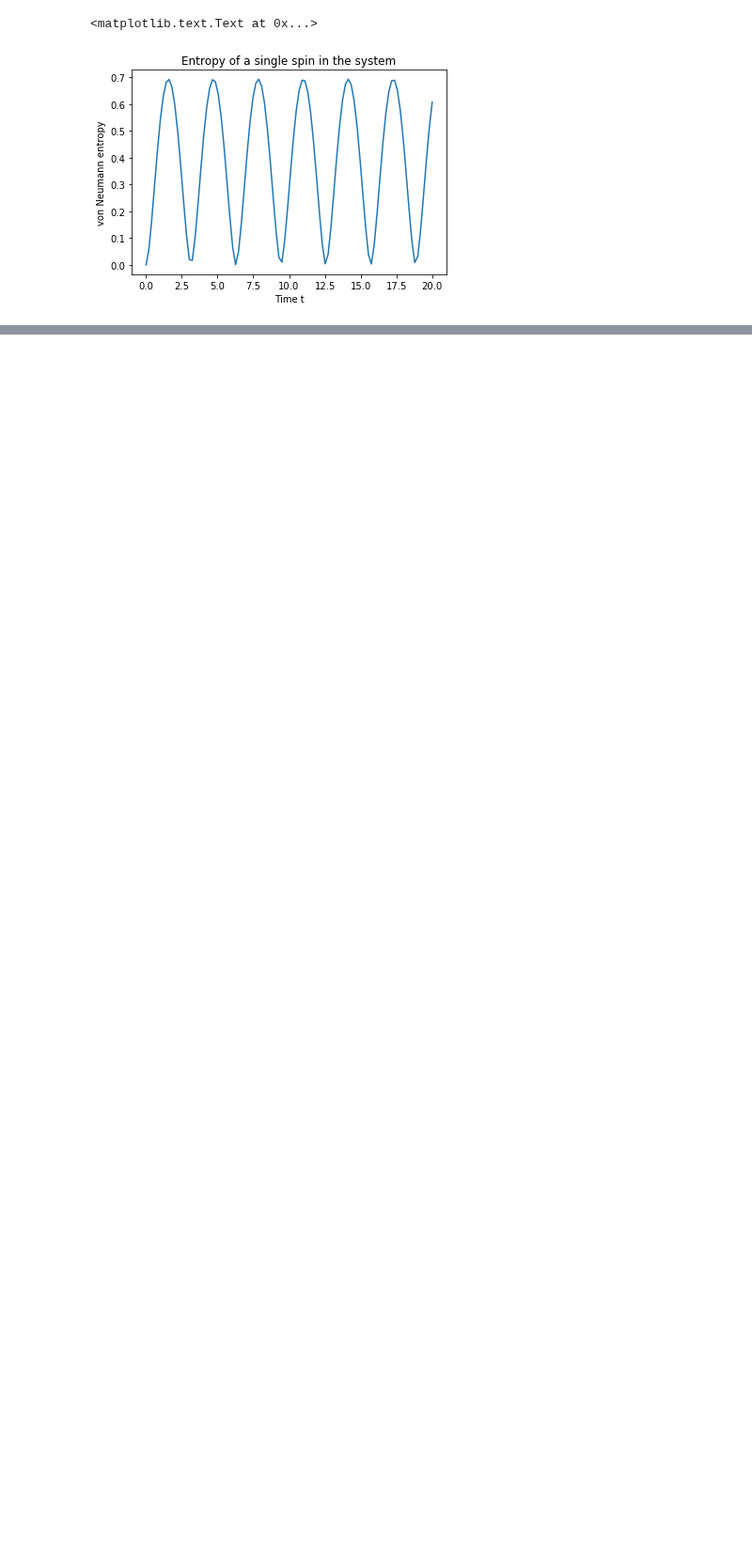
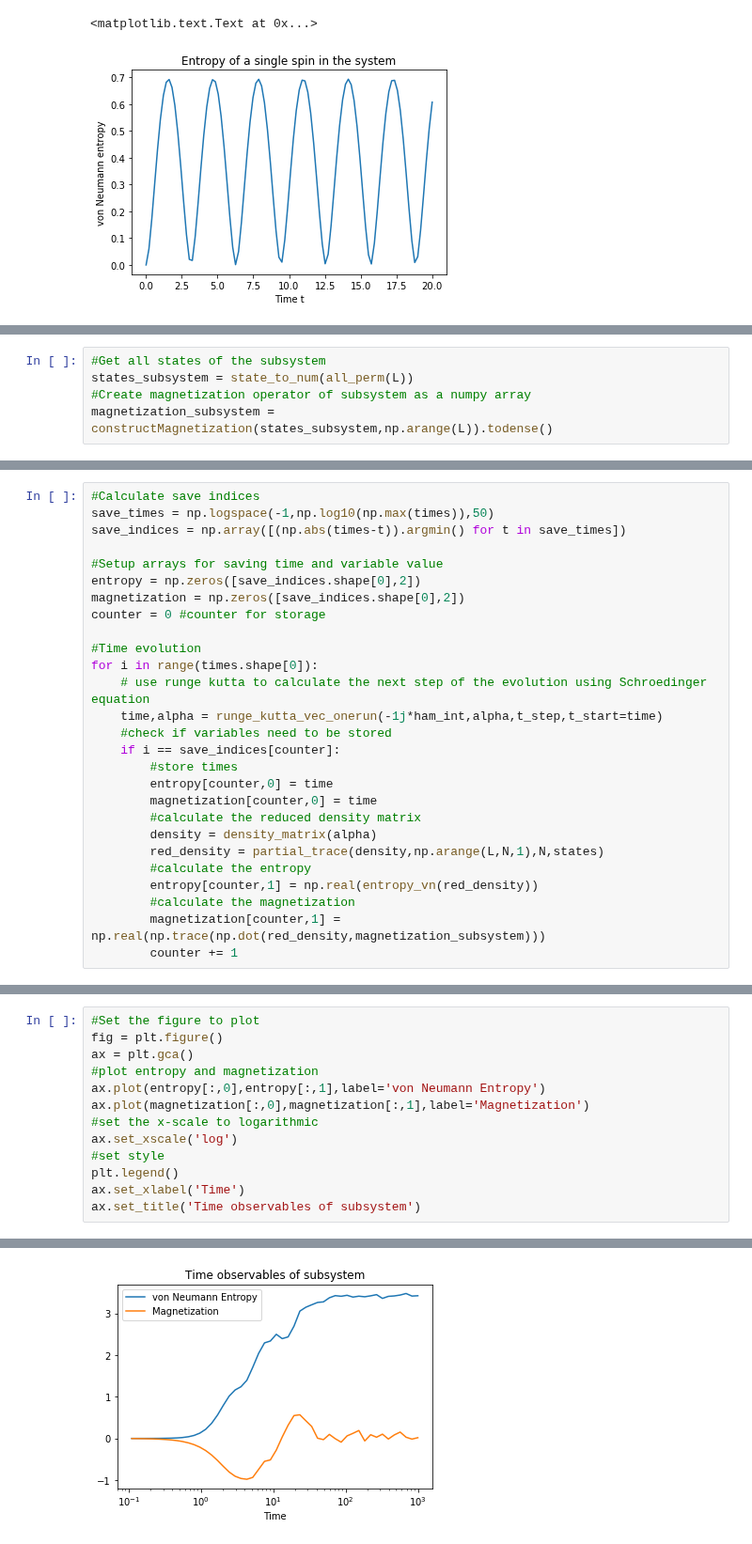
Before and after one commit to christian512/xxz_spinchain, a Jupyter notebook: introduction.ipynb, the cells around one changed output, grey strips where cells are left out. Shown at 94% size. Cells and saved outputs as stored; diff of their text form; blank space fills up the shorter version.

```diff
--- a/introduction.ipynb
+++ b/introduction.ipynb
@@ -110,0 +134,5 @@ As before with the coefficients we see a oscillation with the same frequency as
+# %%
+#Get all states of the subsystem
+states_subsystem = state_to_num(all_perm(L))
+#Create magnetization operator of subsystem as a numpy array
+magnetization_subsystem = constructMagnetization(states_subsystem,np.arange(L)).todense()
@@ -110,0 +141,27 @@ As before with the coefficients we see a oscillation with the same frequency as
+# %%
+#Calculate save indices
+save_times = np.logspace(-1,np.log10(np.max(times)),50)
+save_indices = np.array([(np.abs(times-t)).argmin() for t in save_times])
+
+#Setup arrays for saving time and variable value
+entropy = np.zeros([save_indices.shape[0],2])
+magnetization = np.zeros([save_indices.shape[0],2])
+counter = 0 #counter for storage
+
+#Time evolution
+for i in range(times.shape[0]):
+    # use runge kutta to calculate the next step of the evolution using Schroedinger equation
+    time,alpha = runge_kutta_vec_onerun(-1j*ham_int,alpha,t_step,t_start=time)
+    #check if variables need to be stored
+    if i == save_indices[counter]:
+        #store times
+        entropy[counter,0] = time
+        magnetization[counter,0] = time
+        #calculate the reduced density matrix
+        density = density_matrix(alpha)
+        red_density = partial_trace(density,np.arange(L,N,1),N,states)
+        #calculate the entropy
+        entropy[counter,1] = np.real(entropy_vn(red_density))
+        #calculate the magnetization
+        magnetization[counter,1] = np.real(np.trace(np.dot(red_density,magnetization_subsystem)))
+        counter += 1
@@ -110,0 +170,14 @@ As before with the coefficients we see a oscillation with the same frequency as
+# %%
+#Set the figure to plot
+fig = plt.figure()
+ax = plt.gca()
+#plot entropy and magnetization
+ax.plot(entropy[:,0],entropy[:,1],label='von Neumann Entropy')
+ax.plot(magnetization[:,0],magnetization[:,1],label='Magnetization')
+#set the x-scale to logarithmic
+ax.set_xscale('log')
+#set style
+plt.legend()
+ax.set_xlabel('Time')
+ax.set_title('Time observables of subsystem')
+# %% [output]
@@ -110,0 +185 @@ As before with the coefficients we see a oscillation with the same frequency as
+[figure, added]
```
Also changed, not shown: parts of 9 cells of this notebook.
